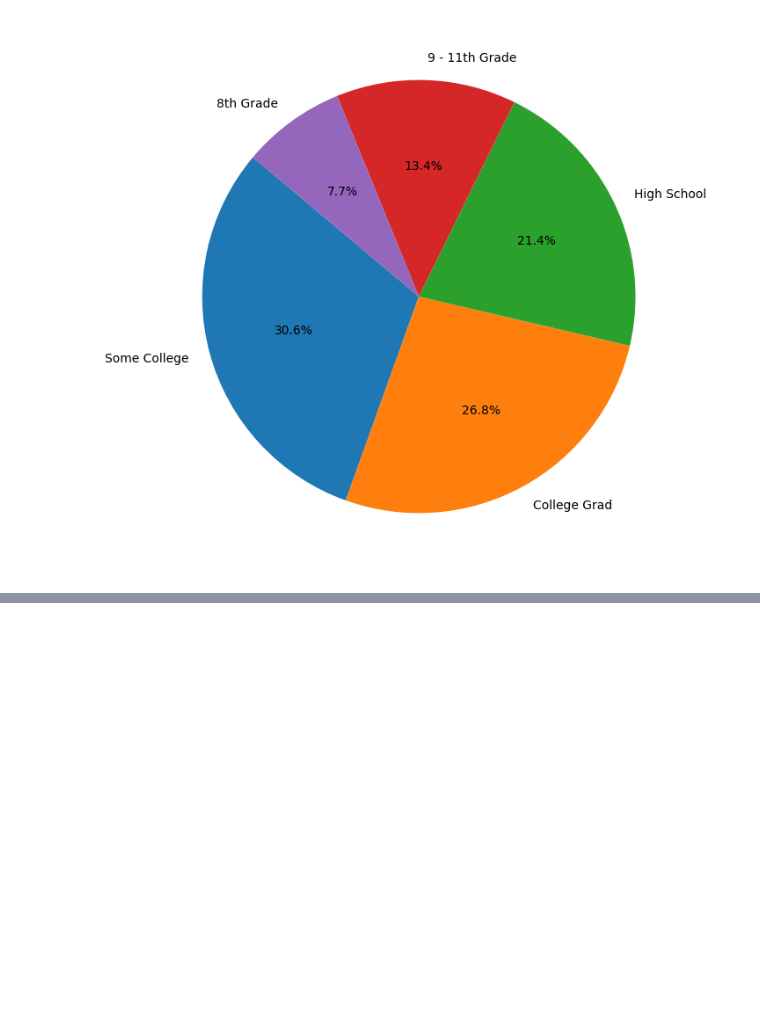
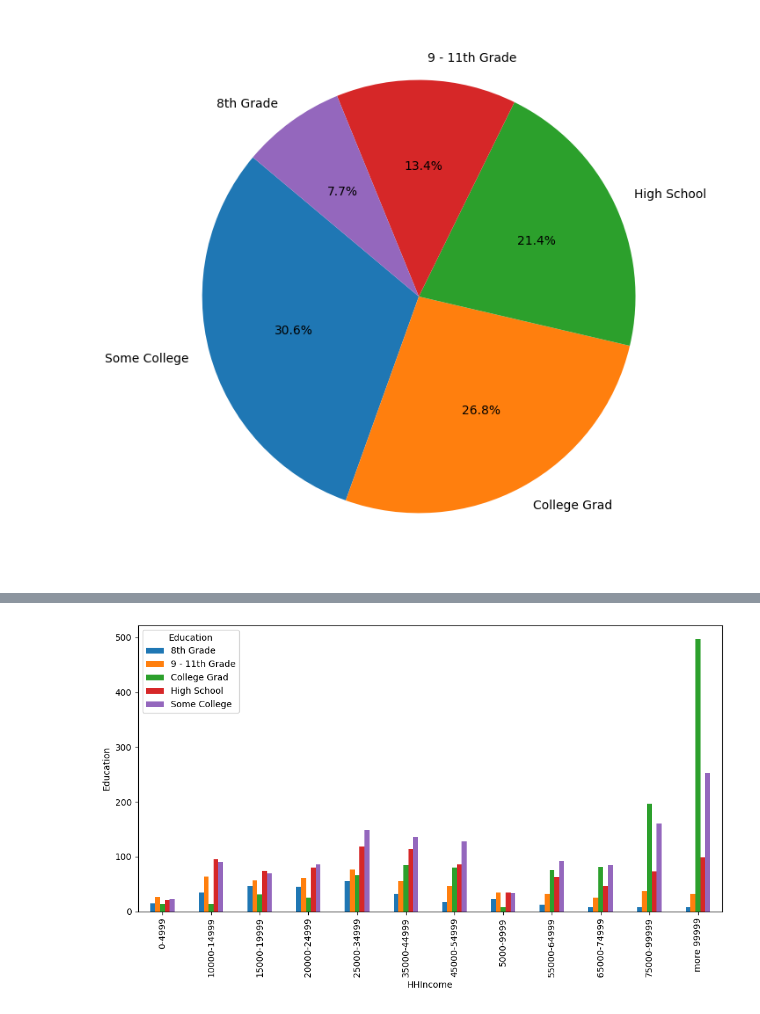
Before and after one commit to Joanmei/Engage-Project, a Jupyter notebook: Exploratory_Data_Analysis1.ipynb, the cells around one changed output, grey strips where cells are left out. Cells and saved outputs as stored; diff of their text form; code cells hidden in the pictures; blank space fills up the shorter version.

```diff
--- a/Exploratory_Data_Analysis1.ipynb
+++ b/Exploratory_Data_Analysis1.ipynb
@@ -138,0 +159,13 @@ plt.pie(Education_counts, labels=Education_counts.index, autopct='%1.1f%%', star
+# %%
+df =pd.read_csv('/content/nhanes_reduced .csv')
+#Group by HHIncome and Education
+grouped_data=df.groupby(['HHIncome','Education']).size().unstack()
+grouped_data
+grouped_data.plot(kind='bar', figsize=(10 ,6))
+plt.xlabel('HHIncome')
+#plt.xlabel('count')
+plt.ylabel('Education')
+plt.tight_layout()
+plt.show()
+# %% [output]
+[figure, added]
```
Also changed, not shown: parts of 10 cells of this notebook.
